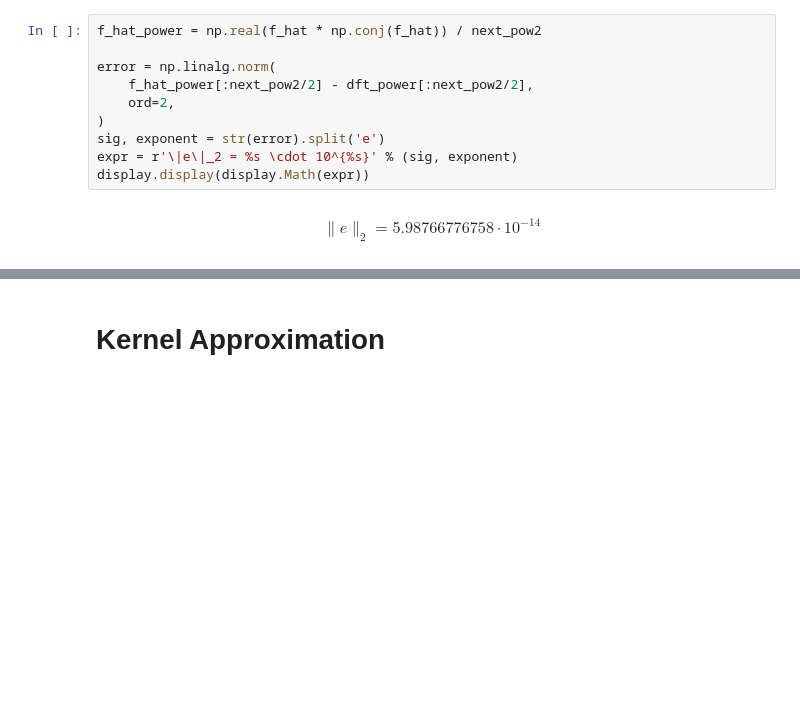
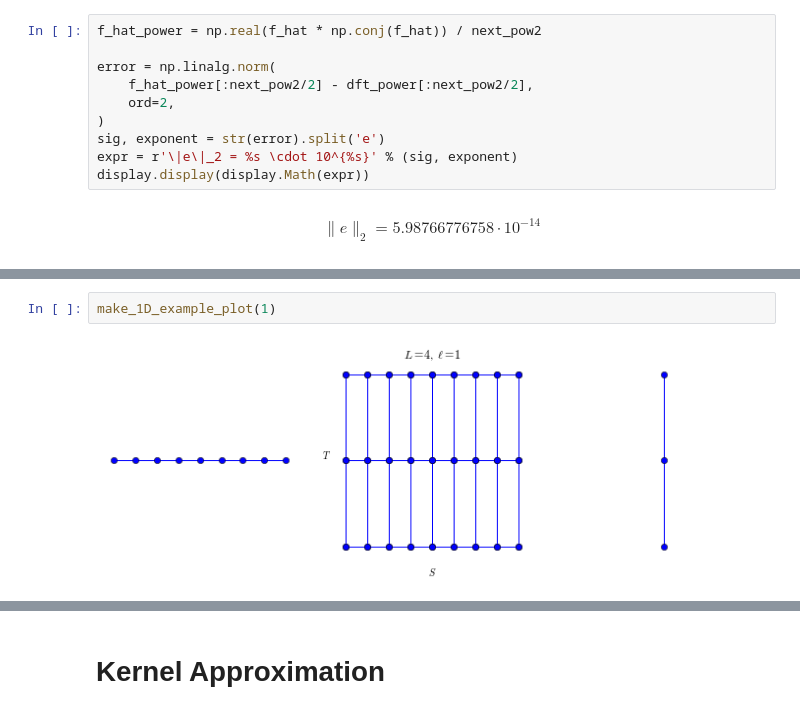
Before and after one commit to dhermes/butterfly-algorithm, a Jupyter notebook: butterfly.ipynb, the cells around one changed output, grey strips where cells are left out. Saved outputs shown, nothing was run; the diff lists cells and outputs as text; blank space fills up the shorter version.

```diff
--- a/butterfly.ipynb
+++ b/butterfly.ipynb
@@ -174,0 +188,4 @@ $$\|e\|_2 = 5.98766776758 \cdot 10^{-14}$$
+# %%
+make_1D_example_plot(1)
+# %% [output]
+[figure, added]
```
Also changed, not shown: parts of 29 cells of this notebook, 4 other files.
